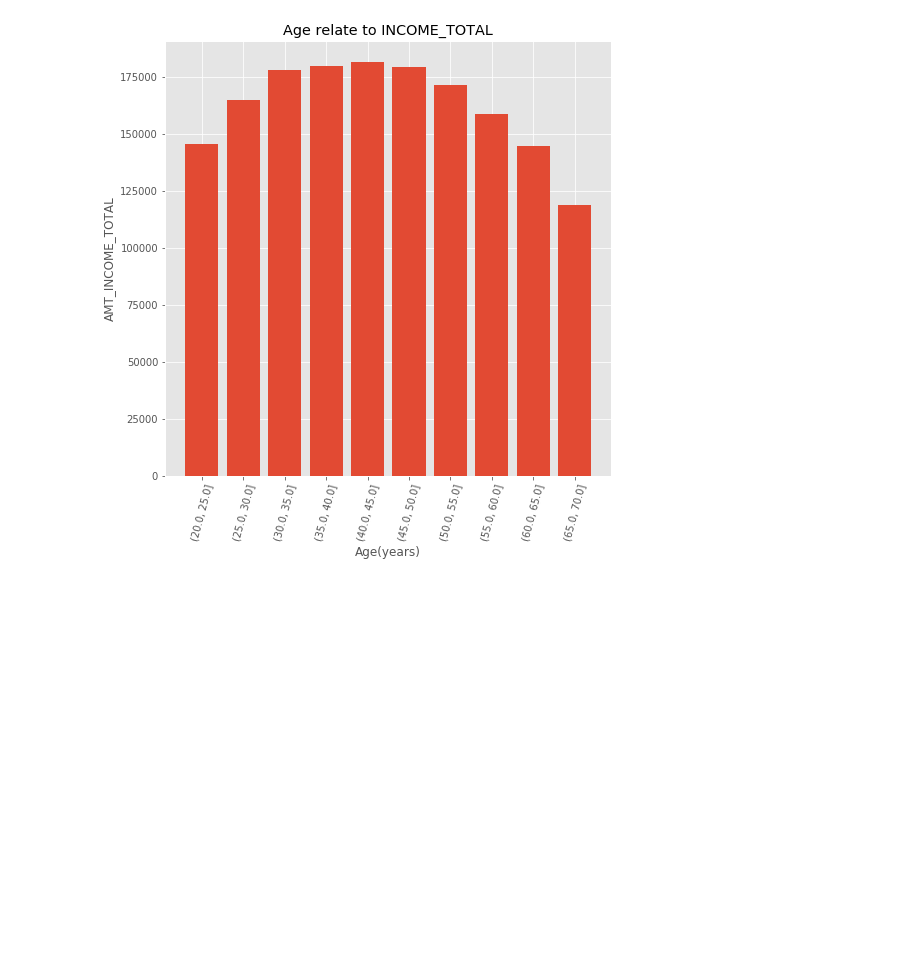
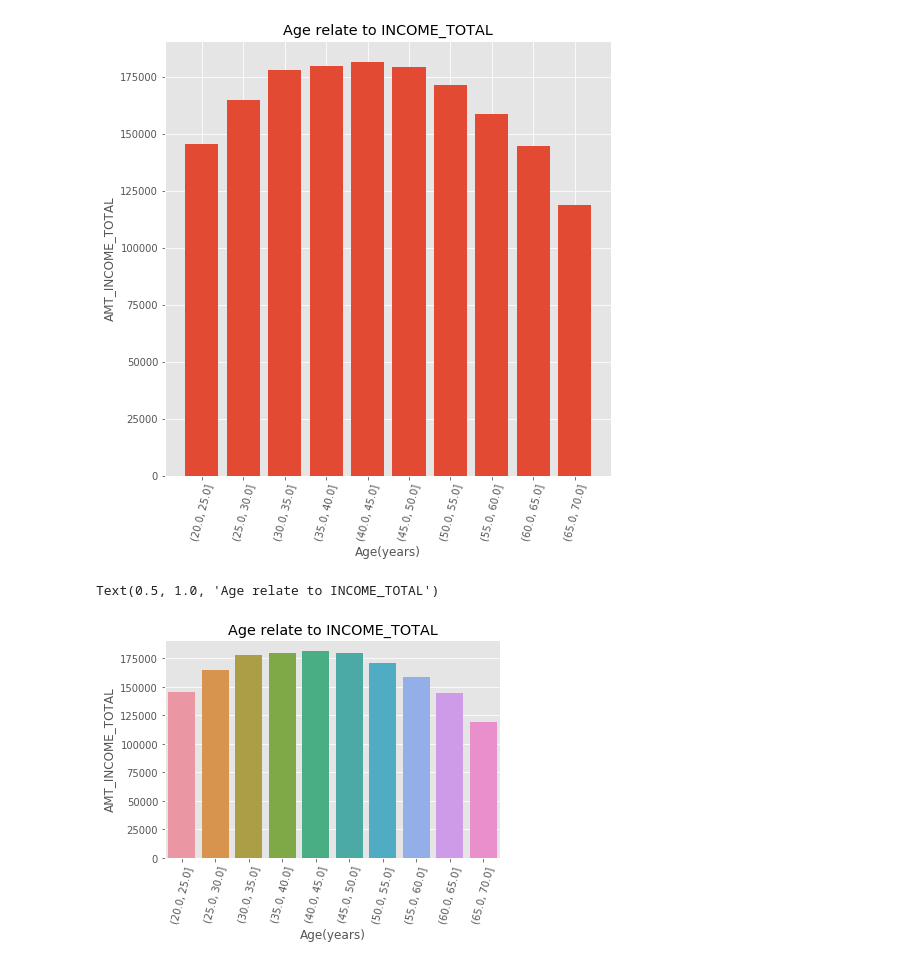
Before and after one commit to zzo30802/3rd-ML100Days, a Jupyter notebook: homework/Day_018_HW.ipynb, the cells around one changed output. Cells and saved outputs as stored; diff of their text form; code cells hidden in the pictures; blank space fills up the shorter version.

```diff
--- a/homework/Day_018_HW.ipynb
+++ b/homework/Day_018_HW.ipynb
@@ -213,0 +217,8 @@ Text(0.5, 1.0, 'Age relate to INCOME_TOTAL')
+# %%
+sns.barplot(income_age_group.index.astype(str), income_age_group['AMT_INCOME_TOTAL'])
+plt.xlabel('Age(years)');plt.ylabel('AMT_INCOME_TOTAL')
+plt.xticks(range(len(income_age_group.index)), income_age_group.index, rotation = 75)
+plt.title('Age relate to INCOME_TOTAL')
+# %% [output]
+Text(0.5, 1.0, 'Age relate to INCOME_TOTAL')
+[figure, added]
```
Also changed, not shown: parts of 3 cells of this notebook.
